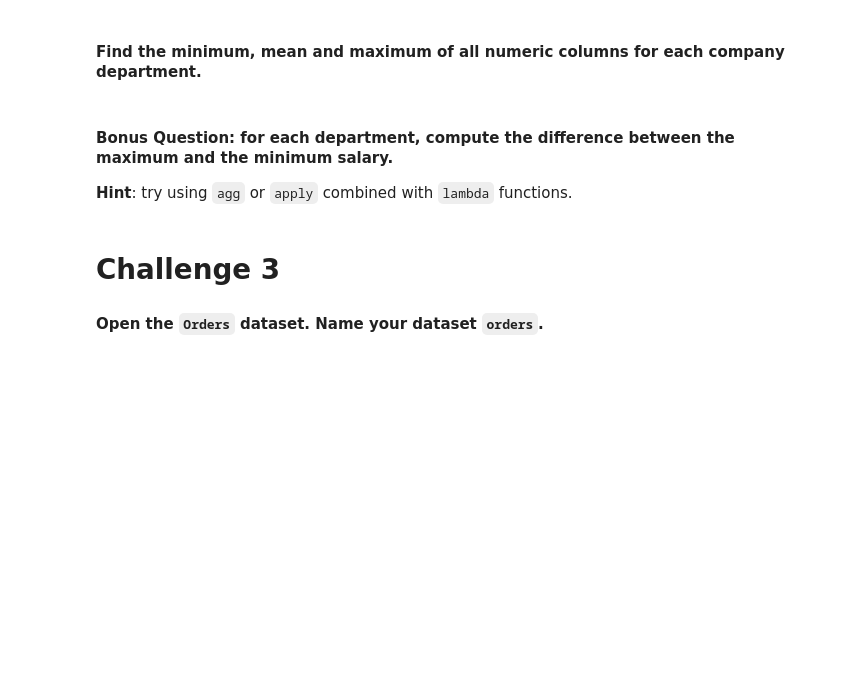
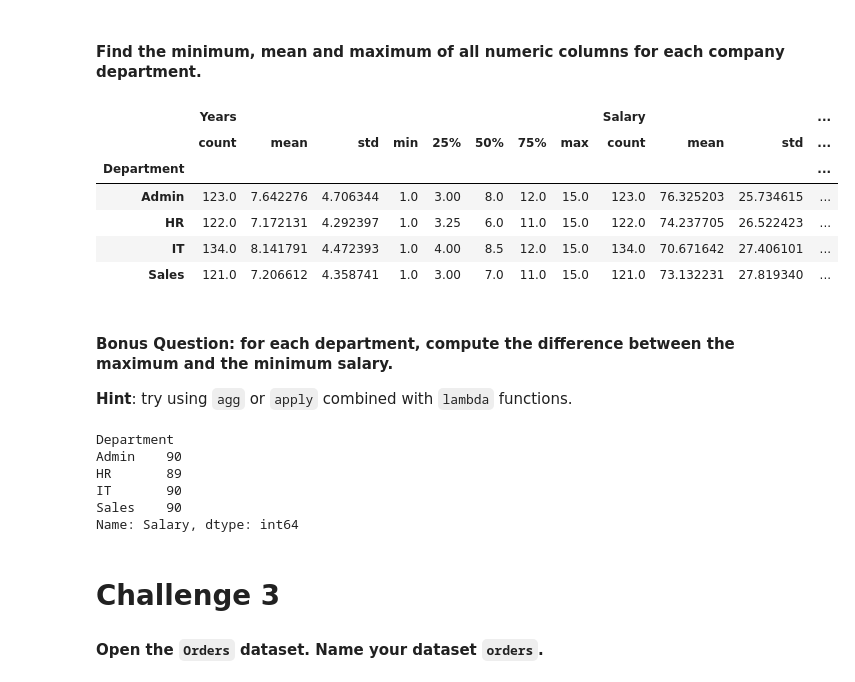
Before and after one commit to berkayersoy/IronLabs, a Jupyter notebook: module_2/lab10/main.ipynb, the cells around one changed output. Saved outputs shown, nothing was run; the diff lists cells and outputs as text; code cells hidden in the pictures; blank space fills up the shorter version.

```diff
--- a/module_2/lab10/main.ipynb
+++ b/module_2/lab10/main.ipynb
@@ -117,6 +119,7 @@ New York        8.133404
 #### Load the `employees` dataset into a dataframe. Call the dataframe `employees`.
 # %%
 # your code here
+employees = pd.read_csv("Employees.csv")
 # %% [markdown]
 #### Explore the data types of the `employees` dataframe. Comment your results.
 # %%
@@ -186,6 +309,15 @@ your comments here
 #### Find the minimum, mean and maximum of all numeric columns for each company department.
 # %%
 # your code here
+employees.groupby("Department").describe()
+# %% [output]
+|  | Years |  |  |  |  |  |  |  | Salary |  |  | ... |
+|  | count | mean | std | min | 25% | 50% | 75% | max | count | mean | std | ... |
+| Department |  |  |  |  |  |  |  |  |  |  |  | ... |
+| Admin | 123.0 | 7.642276 | 4.706344 | 1.0 | 3.00 | 8.0 | 12.0 | 15.0 | 123.0 | 76.325203 | 25.734615 | ... |
+| HR | 122.0 | 7.172131 | 4.292397 | 1.0 | 3.25 | 6.0 | 11.0 | 15.0 | 122.0 | 74.237705 | 26.522423 | ... |
+| IT | 134.0 | 8.141791 | 4.472393 | 1.0 | 4.00 | 8.5 | 12.0 | 15.0 | 134.0 | 70.671642 | 27.406101 | ... |
+| Sales | 121.0 | 7.206612 | 4.358741 | 1.0 | 3.00 | 7.0 | 11.0 | 15.0 | 121.0 | 73.132231 | 27.819340 | ... |
 # %% [markdown]
 #### Bonus Question:  for each department, compute the difference between the maximum and the minimum salary.
 **Hint**: try using `agg` or `apply` combined with `lambda` functions.
@@ -194,3 +324,13 @@ your comments here
+# %%
+# your code here
+employees.groupby("Department").max()["Salary"] - employees.groupby("Department").min()["Salary"]
+# %% [output]
+Department
+Admin    90
+HR       89
+IT       90
+Sales    90
+Name: Salary, dtype: int64
 # %% [markdown]
 # Challenge 3
 #### Open the `Orders` dataset. Name your dataset `orders`.
```
Also changed, not shown: parts of 21 cells of this notebook, 1 other file.
